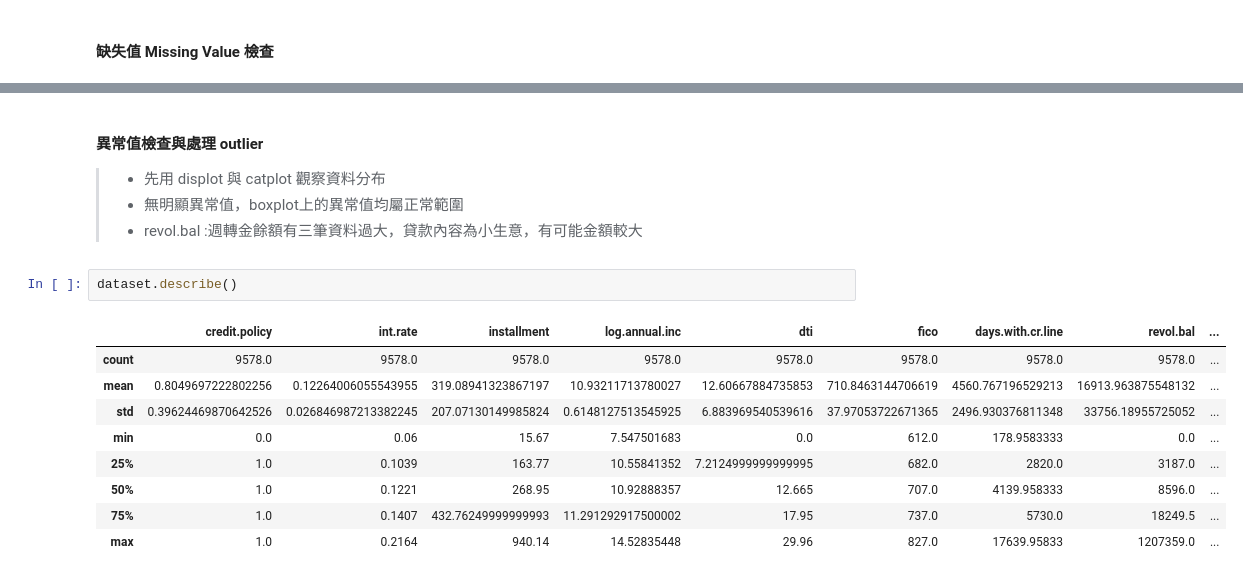
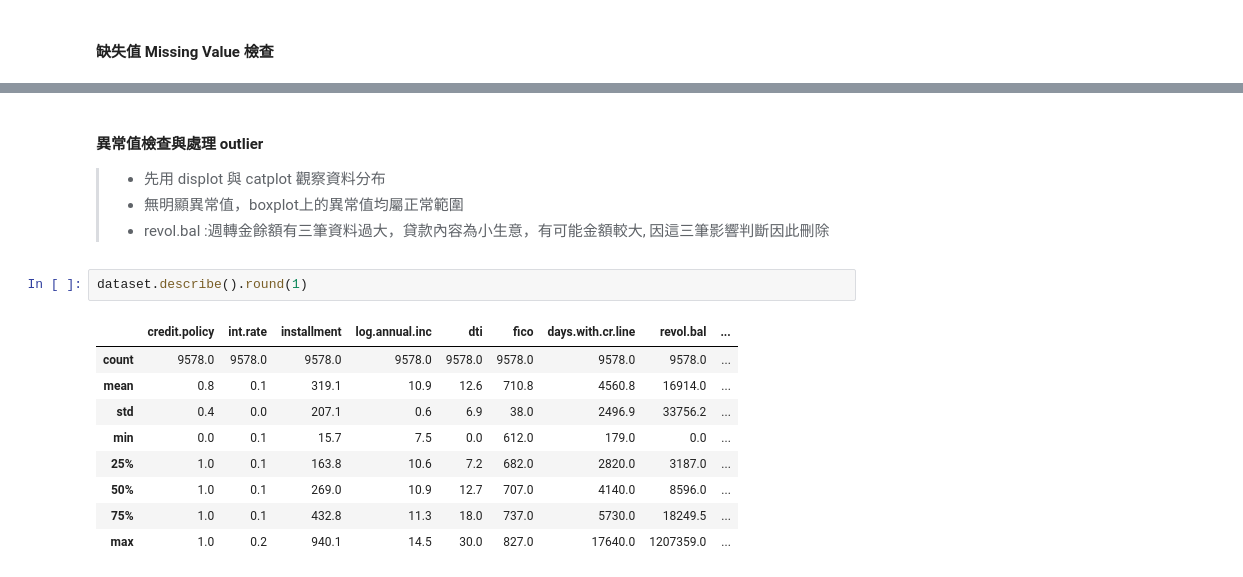
Before and after one commit to ALINYIWEN/Kaggle-Competitions, a Jupyter notebook: Loan Repayment Predict.ipynb, the cells around one changed output, grey strips where cells are left out. Saved outputs shown, nothing was run; the diff lists cells and outputs as text.

```diff
--- a/Loan Repayment Predict.ipynb
+++ b/Loan Repayment Predict.ipynb
@@ -139,19 +139,19 @@ Text(0.5, 1.0, 'Total Missing Value (%) in Dataset')
 #### 異常值檢查與處理 outlier
 > - 先用 displot 與 catplot 觀察資料分布
 > - 無明顯異常值，boxplot上的異常值均屬正常範圍
-> - revol.bal :週轉金餘額有三筆資料過大，貸款內容為小生意，有可能金額較大
+> - revol.bal :週轉金餘額有三筆資料過大，貸款內容為小生意，有可能金額較大, 因這三筆影響判斷因此刪除
 # %%
-dataset.describe()
+dataset.describe().round(1)
 # %% [output]
 |  | credit.policy | int.rate | installment | log.annual.inc | dti | fico | days.with.cr.line | revol.bal | ... |
 | count | 9578.0 | 9578.0 | 9578.0 | 9578.0 | 9578.0 | 9578.0 | 9578.0 | 9578.0 | ... |
-| mean | 0.8049697222802256 | 0.12264006055543955 | 319.08941323867197 | 10.93211713780027 | 12.60667884735853 | 710.8463144706619 | 4560.767196529213 | 16913.963875548132 | ... |
-| std | 0.39624469870642526 | 0.026846987213382245 | 207.07130149985824 | 0.6148127513545925 | 6.883969540539616 | 37.97053722671365 | 2496.930376811348 | 33756.18955725052 | ... |
-| min | 0.0 | 0.06 | 15.67 | 7.547501683 | 0.0 | 612.0 | 178.9583333 | 0.0 | ... |
-| 25% | 1.0 | 0.1039 | 163.77 | 10.55841352 | 7.2124999999999995 | 682.0 | 2820.0 | 3187.0 | ... |
-| 50% | 1.0 | 0.1221 | 268.95 | 10.92888357 | 12.665 | 707.0 | 4139.958333 | 8596.0 | ... |
-| 75% | 1.0 | 0.1407 | 432.76249999999993 | 11.291292917500002 | 17.95 | 737.0 | 5730.0 | 18249.5 | ... |
-| max | 1.0 | 0.2164 | 940.14 | 14.52835448 | 29.96 | 827.0 | 17639.95833 | 1207359.0 | ... |
+| mean | 0.8 | 0.1 | 319.1 | 10.9 | 12.6 | 710.8 | 4560.8 | 16914.0 | ... |
+| std | 0.4 | 0.0 | 207.1 | 0.6 | 6.9 | 38.0 | 2496.9 | 33756.2 | ... |
+| min | 0.0 | 0.1 | 15.7 | 7.5 | 0.0 | 612.0 | 179.0 | 0.0 | ... |
+| 25% | 1.0 | 0.1 | 163.8 | 10.6 | 7.2 | 682.0 | 2820.0 | 3187.0 | ... |
+| 50% | 1.0 | 0.1 | 269.0 | 10.9 | 12.7 | 707.0 | 4140.0 | 8596.0 | ... |
+| 75% | 1.0 | 0.1 | 432.8 | 11.3 | 18.0 | 737.0 | 5730.0 | 18249.5 | ... |
+| max | 1.0 | 0.2 | 940.1 | 14.5 | 30.0 | 827.0 | 17640.0 | 1207359.0 | ... |
 # %%
 # feature_numerical 取得數值型特徵
 feature_numerical = [feature for feature in dataset.columns if dataset[feature].dtypes != 'O']
```
Also changed, not shown: parts of 13 cells of this notebook.
